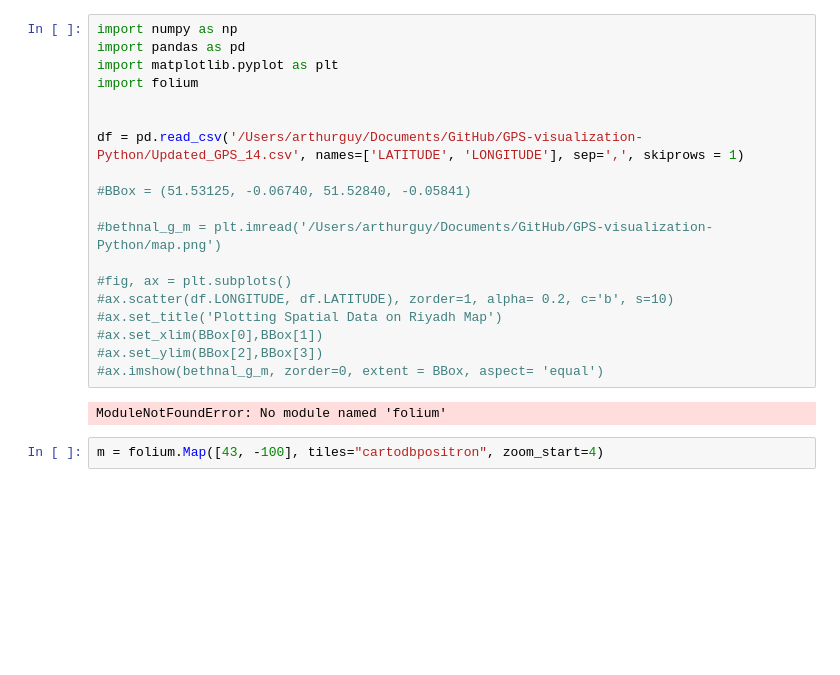
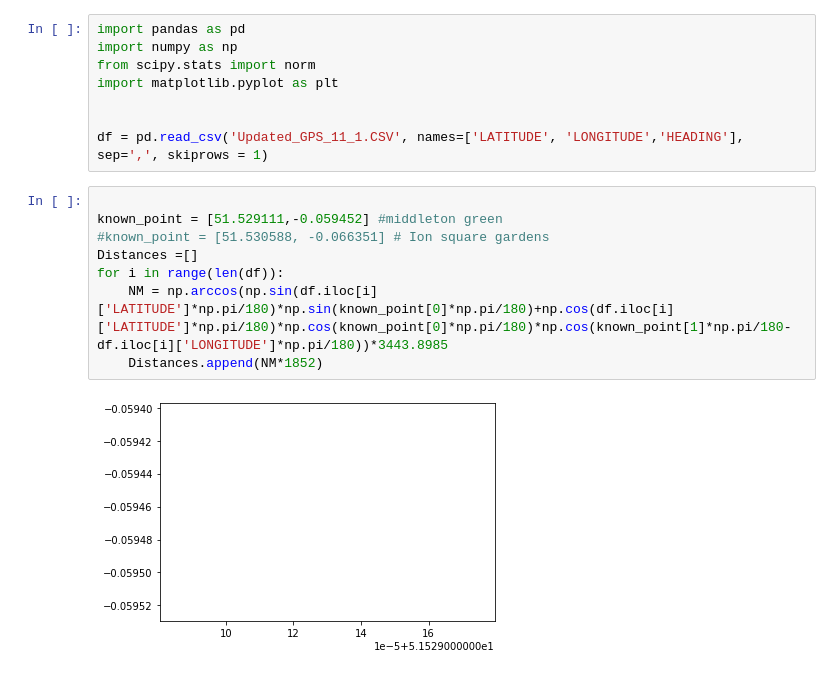
Before and after one commit to morekeng/GPS-visualization-Python, a Jupyter notebook: Untitled.ipynb, the cells around one changed output. Cells and saved outputs as stored; diff of their text form; blank space fills up the shorter version.

Commit message:
data comparison

```diff
--- a/Untitled.ipynb
+++ b/Untitled.ipynb
@@ -1,23 +1,18 @@
-# %%
-import numpy as np
-import pandas as pd
-import matplotlib.pyplot as plt
-import folium
-
-
-df = pd.read_csv('/Users/arthurguy/Documents/GitHub/GPS-visualization-Python/Updated_GPS_14.csv', names=['LATITUDE', 'LONGITUDE'], sep=',', skiprows = 1)
-
-#BBox = (51.53125, -0.06740, 51.52840, -0.05841)
-
-#bethnal_g_m = plt.imread('/Users/arthurguy/Documents/GitHub/GPS-visualization-Python/map.png')
-
-#fig, ax = plt.subplots()
-#ax.scatter(df.LONGITUDE, df.LATITUDE), zorder=1, alpha= 0.2, c='b', s=10)
-#ax.set_title('Plotting Spatial Data on Riyadh Map')
-#ax.set_xlim(BBox[0],BBox[1])
-#ax.set_ylim(BBox[2],BBox[3])
-#ax.imshow(bethnal_g_m, zorder=0, extent = BBox, aspect= 'equal')
-# %% [output]
-ModuleNotFoundError: No module named 'folium'
-# %%
-m = folium.Map([43, -100], tiles="cartodbpositron", zoom_start=4)
+# %%
+import pandas as pd
+import numpy as np
+from scipy.stats import norm
+import matplotlib.pyplot as plt
+
+
+df = pd.read_csv('Updated_GPS_11_1.CSV', names=['LATITUDE', 'LONGITUDE','HEADING'], sep=',', skiprows = 1)
+# %%
+
+known_point = [51.529111,-0.059452] #middleton green
+#known_point = [51.530588, -0.066351] # Ion square gardens
+Distances =[]
+for i in range(len(df)):
+    NM = np.arccos(np.sin(df.iloc[i]['LATITUDE']*np.pi/180)*np.sin(known_point[0]*np.pi/180)+np.cos(df.iloc[i]['LATITUDE']*np.pi/180)*np.cos(known_point[0]*np.pi/180)*np.cos(known_point[1]*np.pi/180-df.iloc[i]['LONGITUDE']*np.pi/180))*3443.8985
+    Distances.append(NM*1852)
+# %% [output]
+[figure, added]
```
Also changed, not shown: parts of 5 cells of this notebook, 27 other files.
